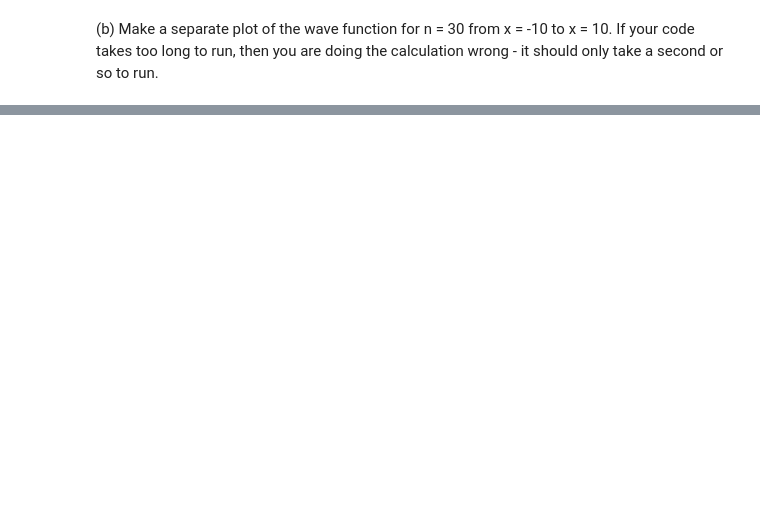
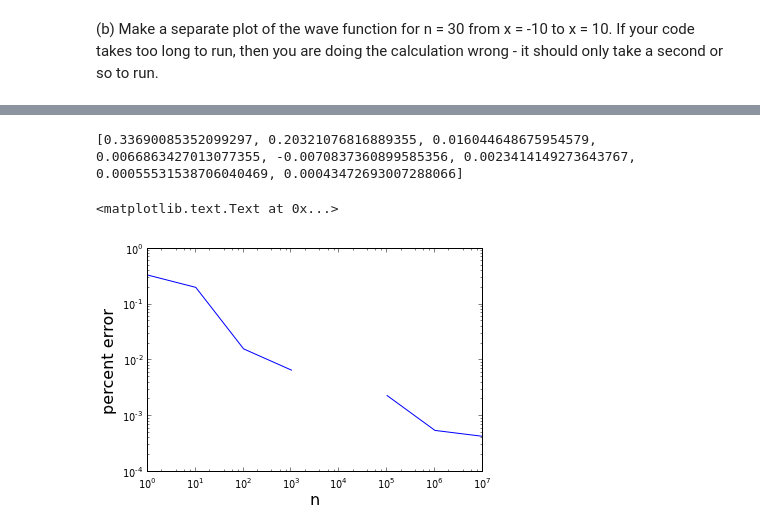
Before and after one commit to gjing/PHYS202-S13, a Jupyter notebook: Week5/IntegrationExercises4.ipynb, the cells around one changed output, grey strips where cells are left out. Drawn from its saved outputs; the diff is of its cells as text; code cells hidden in the pictures; blank space fills up the shorter version.

```diff
--- a/Week5/IntegrationExercises4.ipynb
+++ b/Week5/IntegrationExercises4.ipynb
@@ -106,11 +111,9 @@ n = 30
 m=[]
 for num in x:
     h = Hermite(n,num)
-    print h
     q = (-num**2)/2.
-    print q
-    t = math.exp(q)
-    print t
+    t = np.exp(q)
     m.append(h*t)
 m = m/math.sqrt((2**n)*math.factorial(n)*math.sqrt(pi))
+print m
 # %% [output]
@@ -141,0 +171,3 @@ ValueError: x and y must have same first dimension
+# %%
+Ierr = 100*math.fabs(100*(math.pi-I)/math.pi)
+print str(Ierr)+"% error"
@@ -141,0 +176,14 @@ ValueError: x and y must have same first dimension
+# %%
+def Ierr(N):
+    f = lambda x: 4*np.sqrt(1-x**2)
+    x = arange(0.,15.,0.001)
+    xmax = 1.
+    xmin = 0.
+    subx = x[logical_and((x>xmin),(x<xmax))]
+    ymax = max(f(subx))*1.05
+    ymin = 0.
+    samples_x = xmin + (xmax-xmin)*random_sample(N)
+    samples_y = ymin + (ymax-ymin)*random_sample(N)
+    newmask = (samples_y< f(samples_x))
+    I = (xmax-xmin)*(ymax-ymin)*sum(newmask)/newmask.size
+    return (I-math.pi)/math.pi
@@ -141,0 +197,17 @@ ValueError: x and y must have same first dimension
+# %%
+x = [pow(10,i) for i in range(8)]
+y = []
+for num in x:
+    y.append(Ierr(num))
+print y
+# %% [output]
+[0.33690085352099297, 0.20321076816889355, 0.016044648675954579, 0.0066863427013077355, -0.0070837360899585356, 0.0023414149273643767, 0.00055531538706040469, 0.00043472693007288066]
+# %%
+plot(x,y)
+yscale('log')
+xscale('log')
+xlabel("n",size = 16)
+ylabel("percent error",size=16)
+# %% [output]
+<matplotlib.text.Text at 0x...>
+[figure, added]
```
Also changed, not shown: parts of 22 cells of this notebook.
